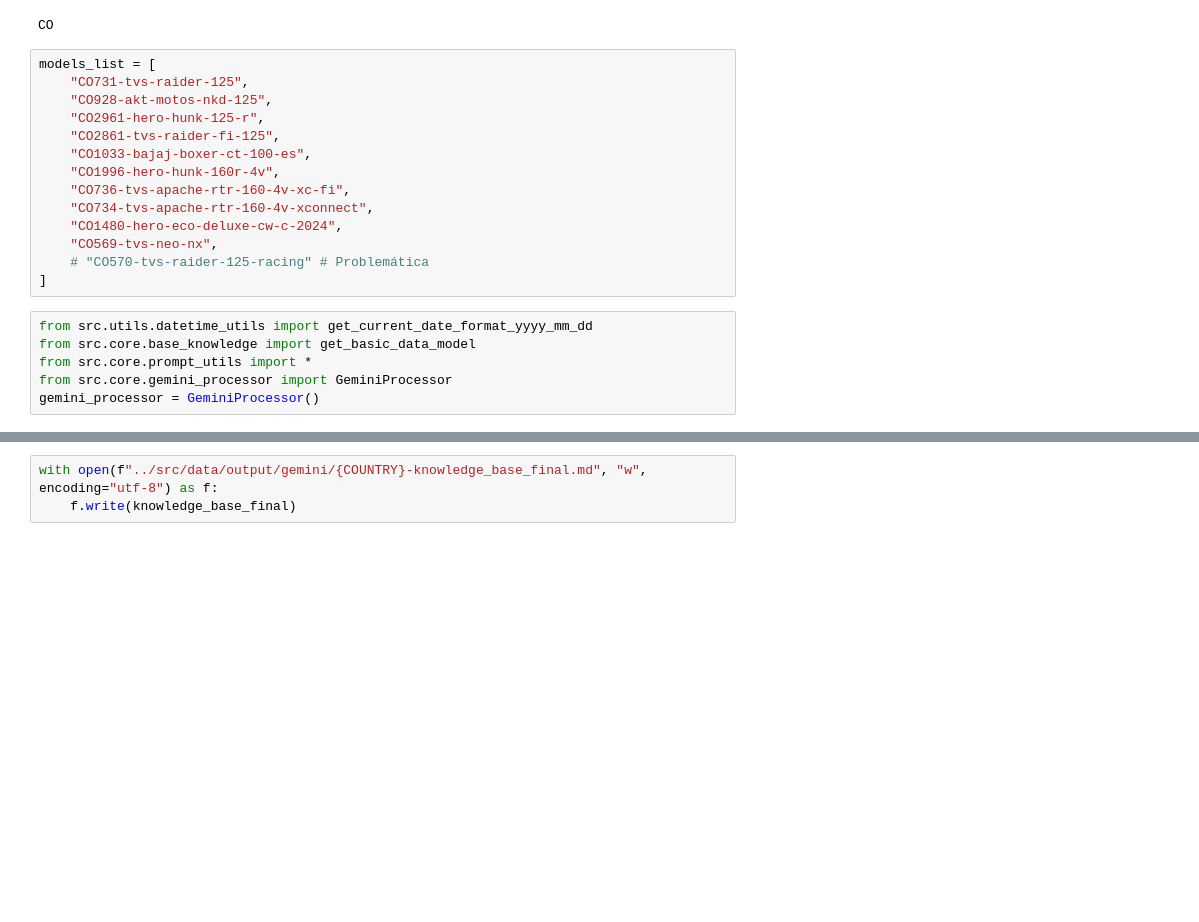
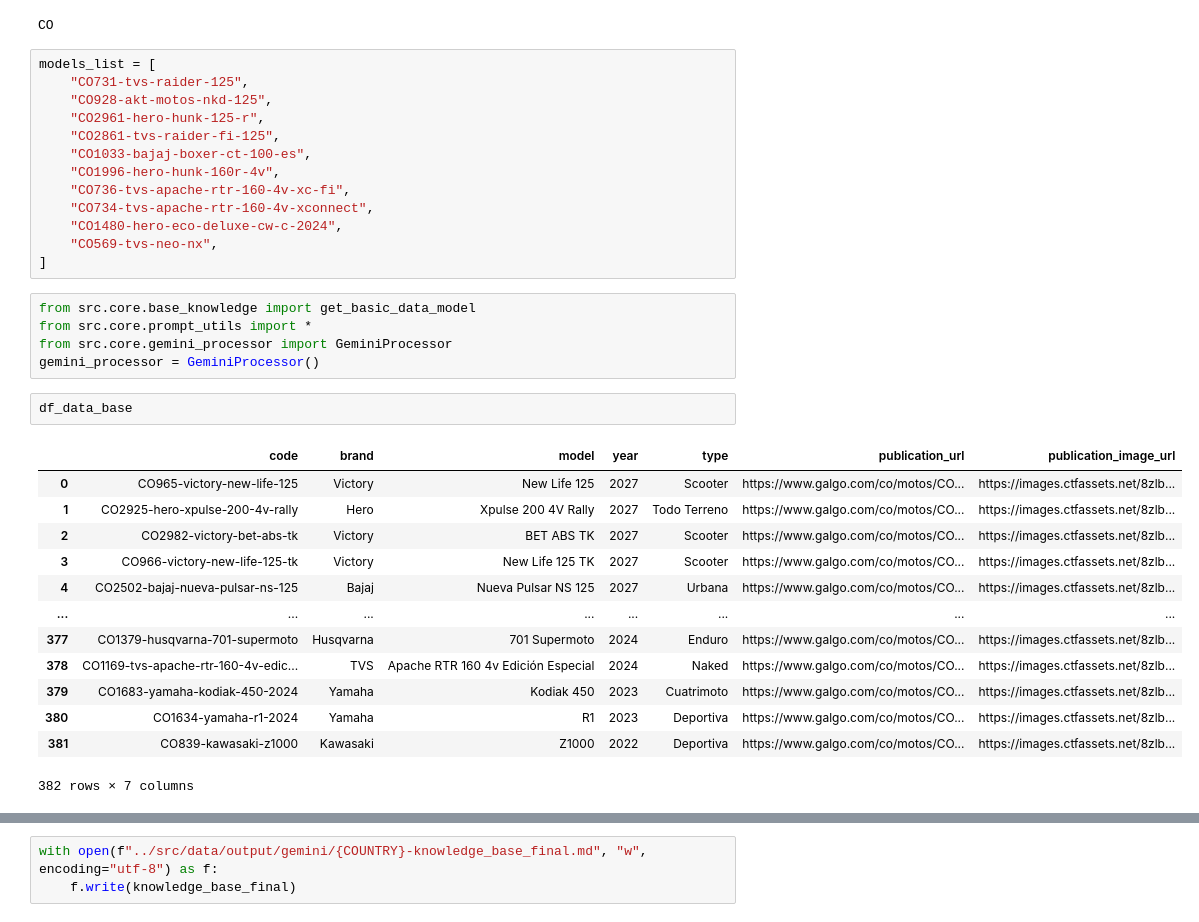
Before and after one commit to jeantp-galgo/knowledge_base_creator, a Jupyter notebook: notebooks/app.ipynb, the cells around one changed output, grey strips where cells are left out. Drawn from its saved outputs; the diff is of its cells as text; blank space fills up the shorter version.

```diff
--- a/notebooks/app.ipynb
+++ b/notebooks/app.ipynb
@@ -21,14 +21,28 @@ models_list = [
     "CO734-tvs-apache-rtr-160-4v-xconnect",
     "CO1480-hero-eco-deluxe-cw-c-2024",
     "CO569-tvs-neo-nx",
-    # "CO570-tvs-raider-125-racing" # Problemática
 ]
 # %%
-from src.utils.datetime_utils import get_current_date_format_yyyy_mm_dd
 from src.core.base_knowledge import get_basic_data_model
 from src.core.prompt_utils import *
 from src.core.gemini_processor import GeminiProcessor
 gemini_processor = GeminiProcessor()
+# %%
+df_data_base
+# %% [output]
+|  | code | brand | model | year | type | publication_url | publication_image_url |
+| 0 | CO965-victory-new-life-125 | Victory | New Life 125 | 2027 | Scooter | https://www.galgo.com/co/motos/CO... | https://images.ctfassets.net/8zlb... |
+| 1 | CO2925-hero-xpulse-200-4v-rally | Hero | Xpulse 200 4V Rally | 2027 | Todo Terreno | https://www.galgo.com/co/motos/CO... | https://images.ctfassets.net/8zlb... |
+| 2 | CO2982-victory-bet-abs-tk | Victory | BET ABS TK | 2027 | Scooter | https://www.galgo.com/co/motos/CO... | https://images.ctfassets.net/8zlb... |
+| 3 | CO966-victory-new-life-125-tk | Victory | New Life 125 TK | 2027 | Scooter | https://www.galgo.com/co/motos/CO... | https://images.ctfassets.net/8zlb... |
+| 4 | CO2502-bajaj-nueva-pulsar-ns-125 | Bajaj | Nueva Pulsar NS 125 | 2027 | Urbana | https://www.galgo.com/co/motos/CO... | https://images.ctfassets.net/8zlb... |
+| ... | ... | ... | ... | ... | ... | ... | ... |
+| 377 | CO1379-husqvarna-701-supermoto | Husqvarna | 701 Supermoto | 2024 | Enduro | https://www.galgo.com/co/motos/CO... | https://images.ctfassets.net/8zlb... |
+| 378 | CO1169-tvs-apache-rtr-160-4v-edic... | TVS | Apache RTR 160 4v Edición Especial | 2024 | Naked | https://www.galgo.com/co/motos/CO... | https://images.ctfassets.net/8zlb... |
+| 379 | CO1683-yamaha-kodiak-450-2024 | Yamaha | Kodiak 450 | 2023 | Cuatrimoto | https://www.galgo.com/co/motos/CO... | https://images.ctfassets.net/8zlb... |
+| 380 | CO1634-yamaha-r1-2024 | Yamaha | R1 | 2023 | Deportiva | https://www.galgo.com/co/motos/CO... | https://images.ctfassets.net/8zlb... |
+| 381 | CO839-kawasaki-z1000 | Kawasaki | Z1000 | 2022 | Deportiva | https://www.galgo.com/co/motos/CO... | https://images.ctfassets.net/8zlb... |
+382 rows × 7 columns
 # %%
 knowledge_base_final = ""
 
```
Also changed, not shown: parts of 3 cells of this notebook.
